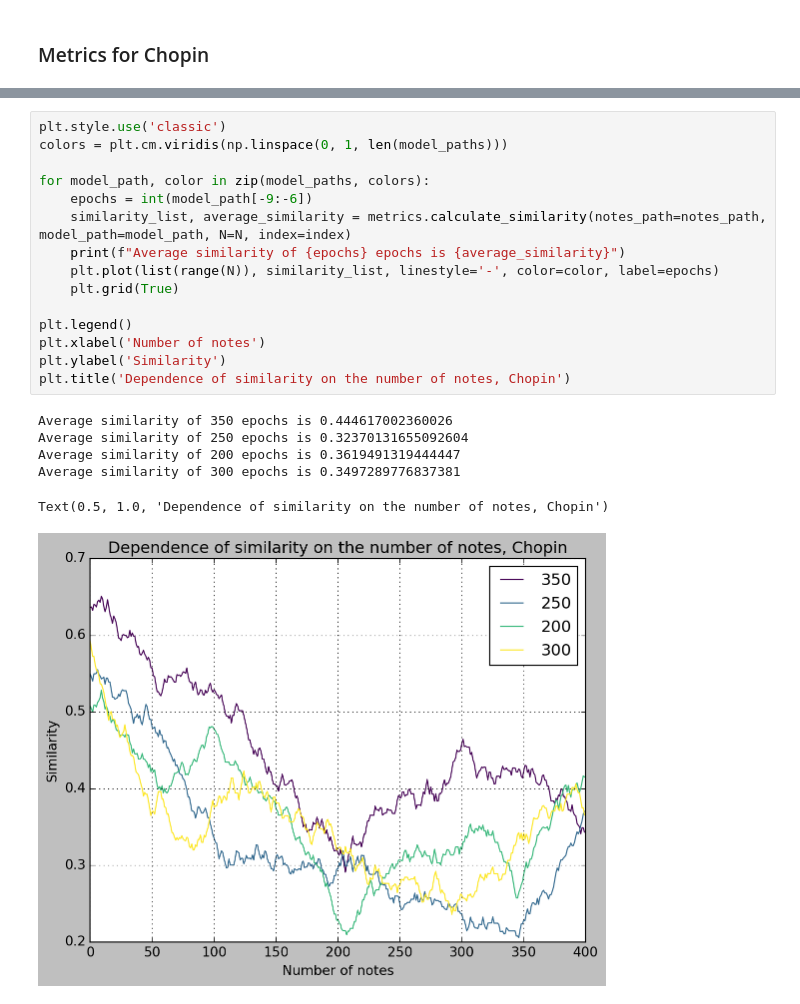
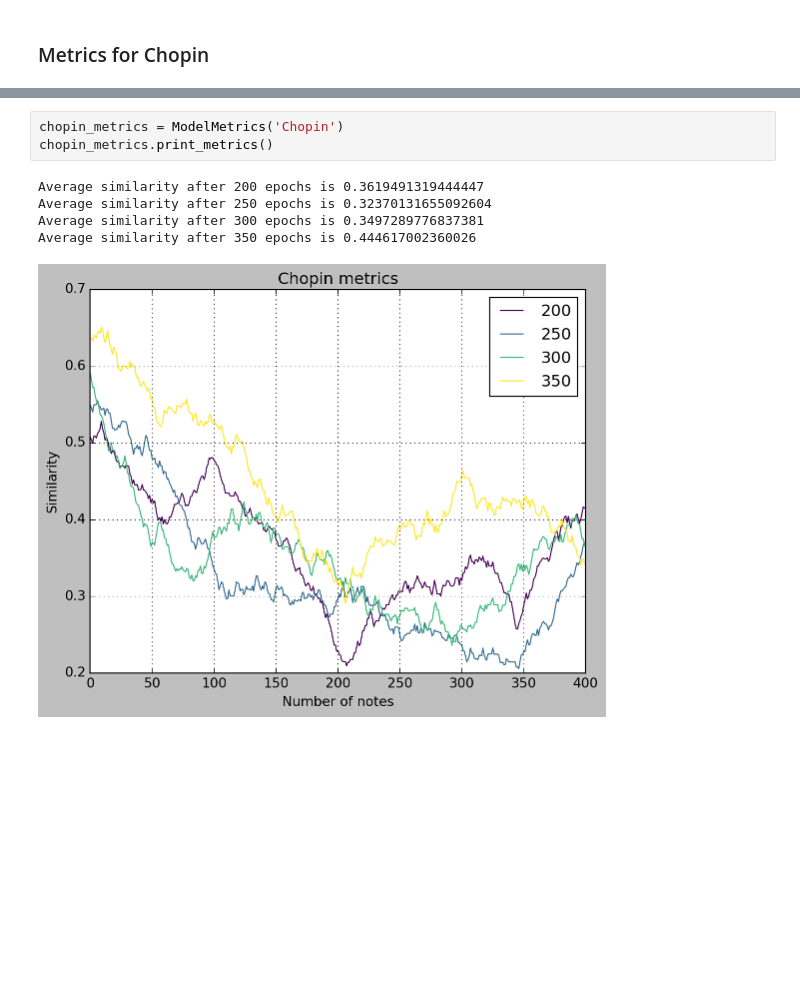
Before and after one commit to Skripkon/RESO, a Jupyter notebook: generators/neural/lstm/metrics/graphs.ipynb, the cells around one changed output, grey strips where cells are left out. Cells and saved outputs as stored; diff of their text form; blank space fills up the shorter version.

```diff
--- a/generators/neural/lstm/metrics/graphs.ipynb
+++ b/generators/neural/lstm/metrics/graphs.ipynb
@@ -57,22 +73,9 @@ index = 100
-# %%
-plt.style.use('classic')
-colors = plt.cm.viridis(np.linspace(0, 1, len(model_paths)))
-
-for model_path, color in zip(model_paths, colors):
-    epochs = int(model_path[-9:-6])
-    similarity_list, average_similarity = metrics.calculate_similarity(notes_path=notes_path, model_path=model_path, N=N, index=index)
-    print(f"Average similarity of {epochs} epochs is {average_similarity}")
-    plt.plot(list(range(N)), similarity_list, linestyle='-', color=color, label=epochs)
-    plt.grid(True)
-
-plt.legend()
-plt.xlabel('Number of notes')
-plt.ylabel('Similarity')
-plt.title('Dependence of similarity on the number of notes, Chopin')
-# %% [output]
-Average similarity of 350 epochs is 0.444617002360026
-Average similarity of 250 epochs is 0.32370131655092604
-Average similarity of 200 epochs is 0.3619491319444447
-Average similarity of 300 epochs is 0.3497289776837381
-Text(0.5, 1.0, 'Dependence of similarity on the number of notes, Chopin')
-[figure, removed]
+# %%
+chopin_metrics = ModelMetrics('Chopin')
+chopin_metrics.print_metrics()
+# %% [output]
+Average similarity after 200 epochs is 0.3619491319444447
+Average similarity after 250 epochs is 0.32370131655092604
+Average similarity after 300 epochs is 0.3497289776837381
+Average similarity after 350 epochs is 0.444617002360026
+[figure, added]
```
Also changed, not shown: parts of 9 cells of this notebook, 2 other files.
